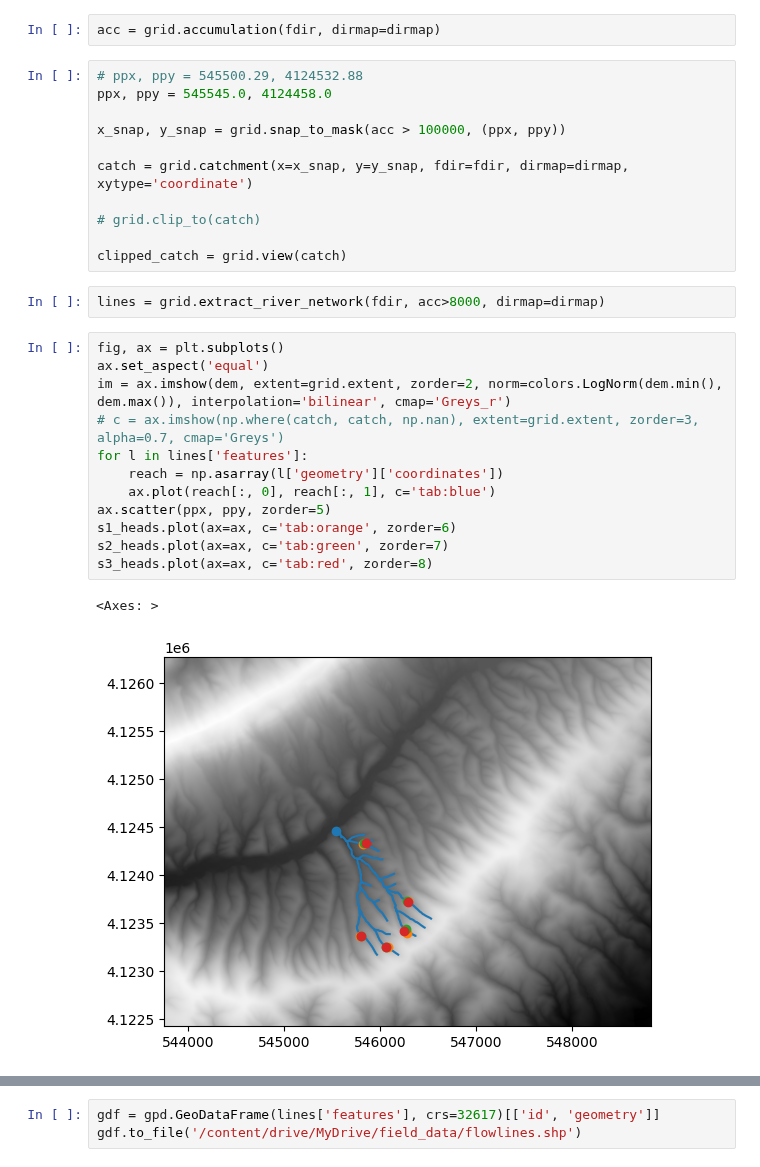
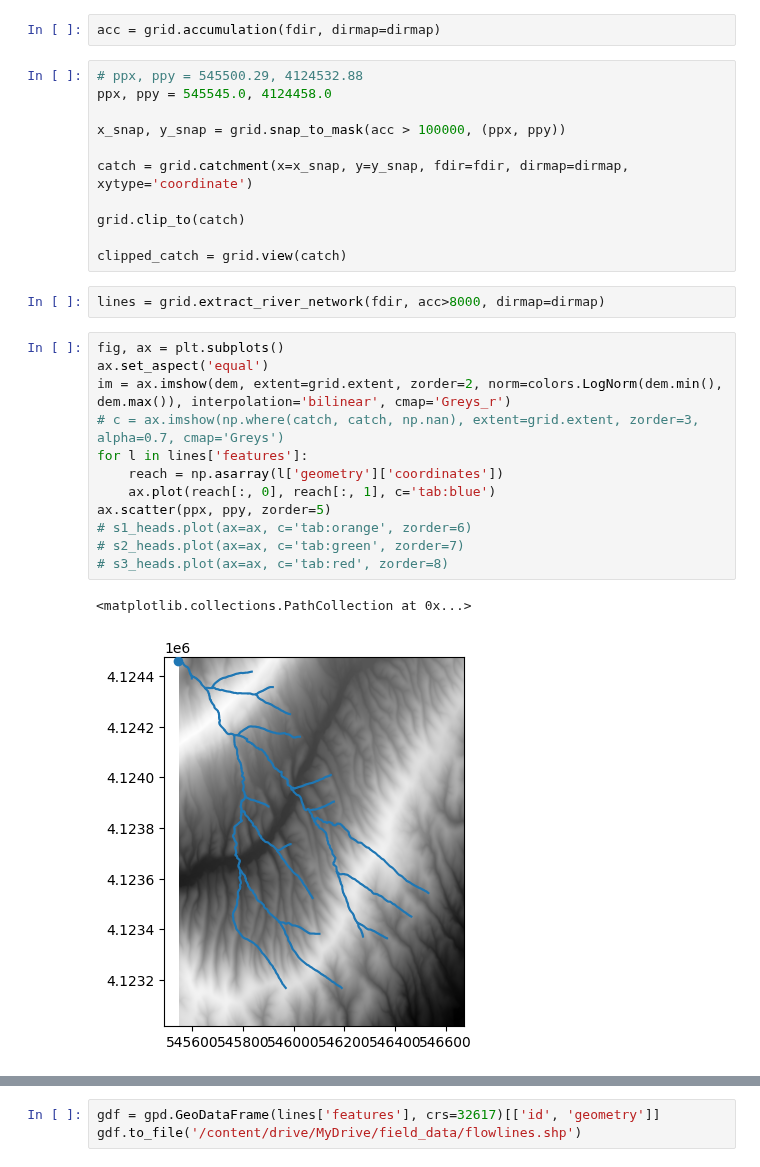
Before and after one commit to wherediddavidgo/multitemporal_RSSA, a Jupyter notebook: field_data.ipynb, the cells around one changed output, grey strips where cells are left out. Saved outputs shown, nothing was run; the diff lists cells and outputs as text.

```diff
--- a/field_data.ipynb
+++ b/field_data.ipynb
@@ -54,7 +54,7 @@ x_snap, y_snap = grid.snap_to_mask(acc > 100000, (ppx, ppy))
 
 catch = grid.catchment(x=x_snap, y=y_snap, fdir=fdir, dirmap=dirmap, xytype='coordinate')
 
-# grid.clip_to(catch)
+grid.clip_to(catch)
 
 clipped_catch = grid.view(catch)
 # %%
@@ -62,15 +62,15 @@ lines = grid.extract_river_network(fdir, acc>8000, dirmap=dirmap)
 # %%
 fig, ax = plt.subplots()
 ax.set_aspect('equal')
 im = ax.imshow(dem, extent=grid.extent, zorder=2, norm=colors.LogNorm(dem.min(), dem.max()), interpolation='bilinear', cmap='Greys_r')
 # c = ax.imshow(np.where(catch, catch, np.nan), extent=grid.extent, zorder=3, alpha=0.7, cmap='Greys')
 for l in lines['features']:
     reach = np.asarray(l['geometry']['coordinates'])
     ax.plot(reach[:, 0], reach[:, 1], c='tab:blue')
 ax.scatter(ppx, ppy, zorder=5)
-s1_heads.plot(ax=ax, c='tab:orange', zorder=6)
-s2_heads.plot(ax=ax, c='tab:green', zorder=7)
-s3_heads.plot(ax=ax, c='tab:red', zorder=8)
+# s1_heads.plot(ax=ax, c='tab:orange', zorder=6)
+# s2_heads.plot(ax=ax, c='tab:green', zorder=7)
+# s3_heads.plot(ax=ax, c='tab:red', zorder=8)
 # %% [output]
-<Axes: >
+<matplotlib.collections.PathCollection at 0x...>
-[figure, old version]
+[figure, new version]
```
Also changed, not shown: parts of 18 cells of this notebook.
